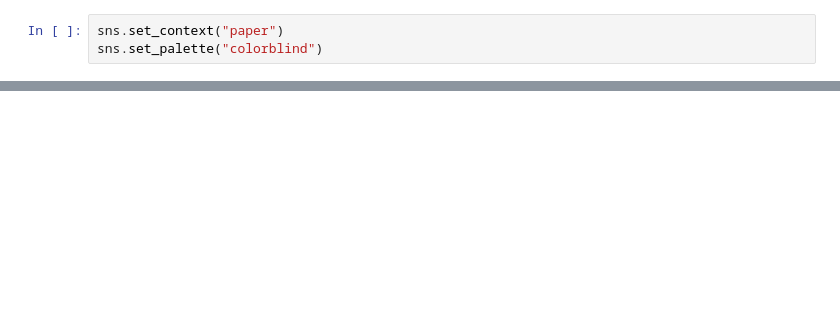
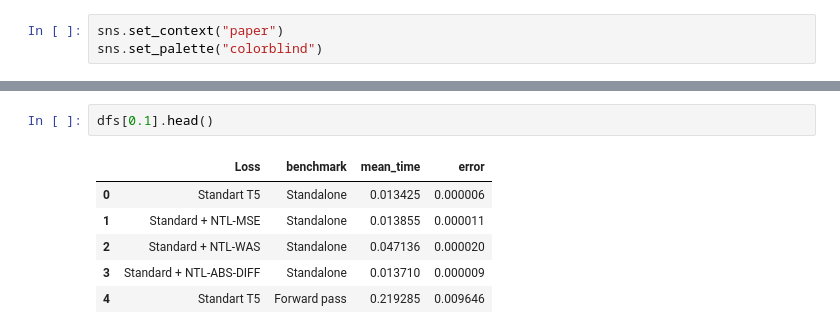
Before and after one commit to tum-ai/number-token-loss, a Jupyter notebook: benchmarking/plot.ipynb, the cells around one changed output, grey strips where cells are left out. Drawn from its saved outputs; the diff is of its cells as text; blank space fills up the shorter version.

```diff
--- a/benchmarking/plot.ipynb
+++ b/benchmarking/plot.ipynb
@@ -31 +75,10 @@ df_long.head()
+# %%
+dfs[0.1].head()
+# %% [output]
+|  | Loss | benchmark | mean_time | error |
+| 0 | Standart T5 | Standalone | 0.013425 | 0.000006 |
+| 1 | Standard + NTL-MSE | Standalone | 0.013855 | 0.000011 |
+| 2 | Standard + NTL-WAS | Standalone | 0.047136 | 0.000020 |
+| 3 | Standard + NTL-ABS-DIFF | Standalone | 0.013710 | 0.000009 |
+| 4 | Standart T5 | Forward pass | 0.219285 | 0.009646 |
 # %%
```
Also changed, not shown: parts of 23 cells of this notebook.
